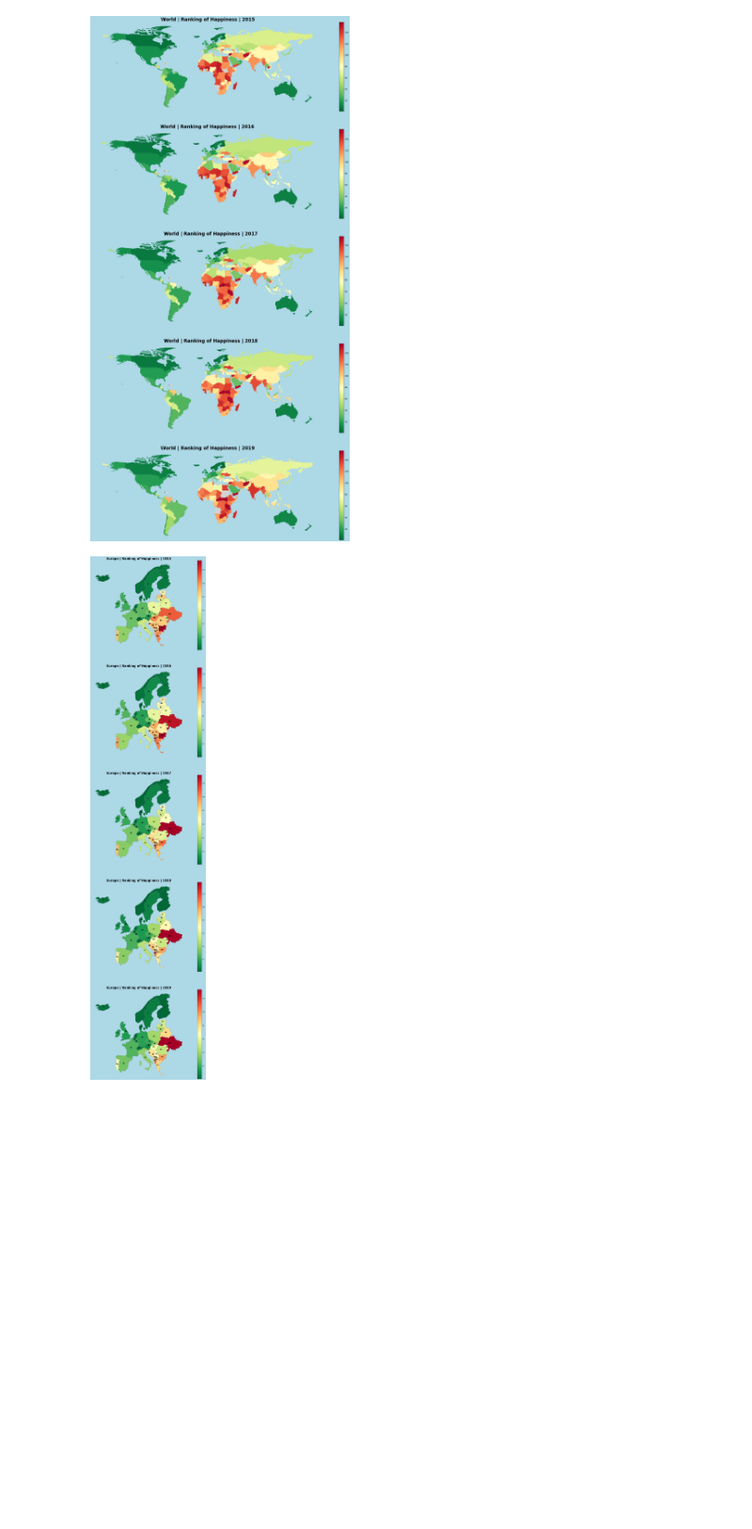
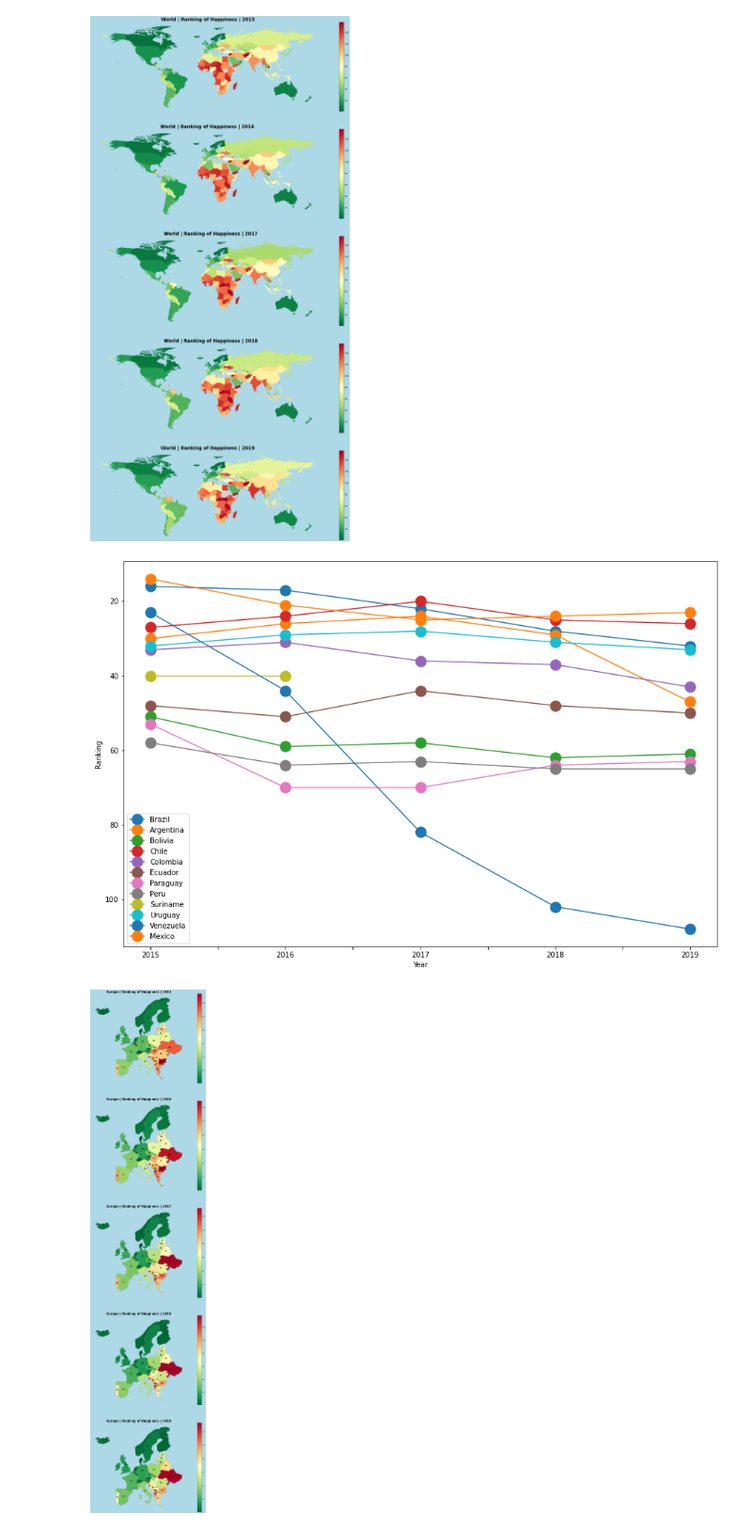
Before and after one commit to leoeiji/letscode-projeto-3, a Jupyter notebook: Notebook_QuestoesExtras.ipynb, the cells around one changed output. Shown at 94% size. Drawn from its saved outputs; the diff is of its cells as text; code cells hidden in the pictures; blank space fills up the shorter version.

Commit message:
Adicionado os plots para a SA

```diff
--- a/Notebook_QuestoesExtras.ipynb
+++ b/Notebook_QuestoesExtras.ipynb
@@ -142,6 +142,21 @@ for year in range(2015,2020):
 # plt.savefig(f'World.png', dpi=300, format='png')
 # %% [output]
 [figure]
+# %%
+ranks = [
+    dfs["2015"]["Happiness Rank"],
+    dfs["2016"]["Happiness Rank"],
+    dfs["2017"]["Happiness Rank"],
+    dfs["2018"]["Happiness Rank"],
+    dfs["2019"]["Happiness Rank"],
+]
+df_ranks = pd.concat(ranks, axis=1)
+df_ranks.columns = ["2015", "2016", "2017", "2018", "2019"]
+#                                                                                                                                          Mexico :D \/
+df_plot = df_ranks.loc[["Brazil", "Argentina", "Bolivia", "Chile", "Colombia", "Ecuador", "Paraguay", "Peru", "Suriname", "Uruguay", "Venezuela", "Mexico"], :]
+df_plot.T.plot(kind="line", figsize=(15, 10), ylabel="Ranking", xlabel="Year", marker="o", ms=15).invert_yaxis()
+# %% [output]
+[figure, added]
 # %%
 # Fazer os recortes territoriais: Europa e América do Sul
 # Para efeitos de melhor enquadramento dos mapas, foi necessário fazer os tratamentos:
```
